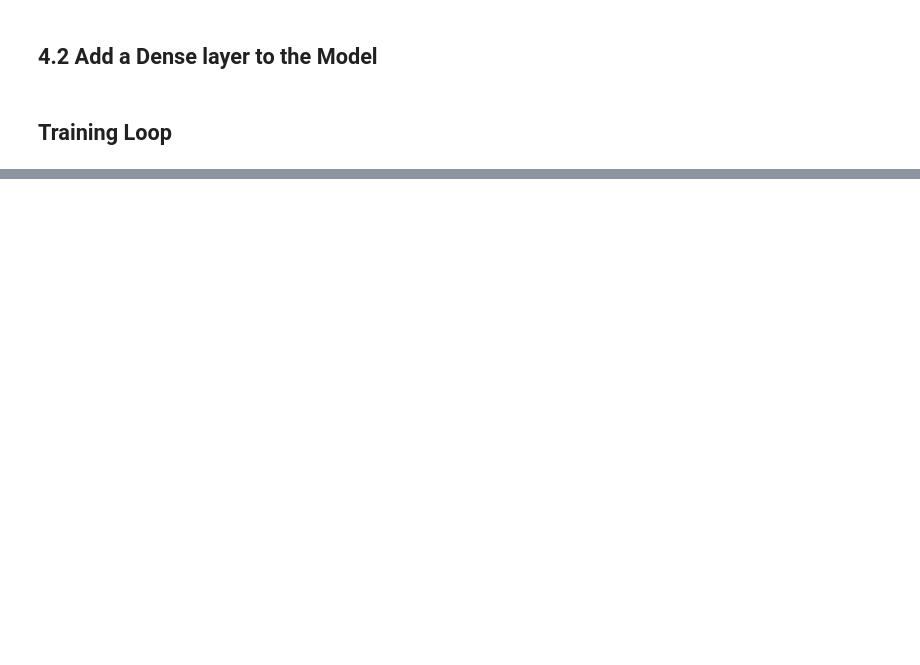
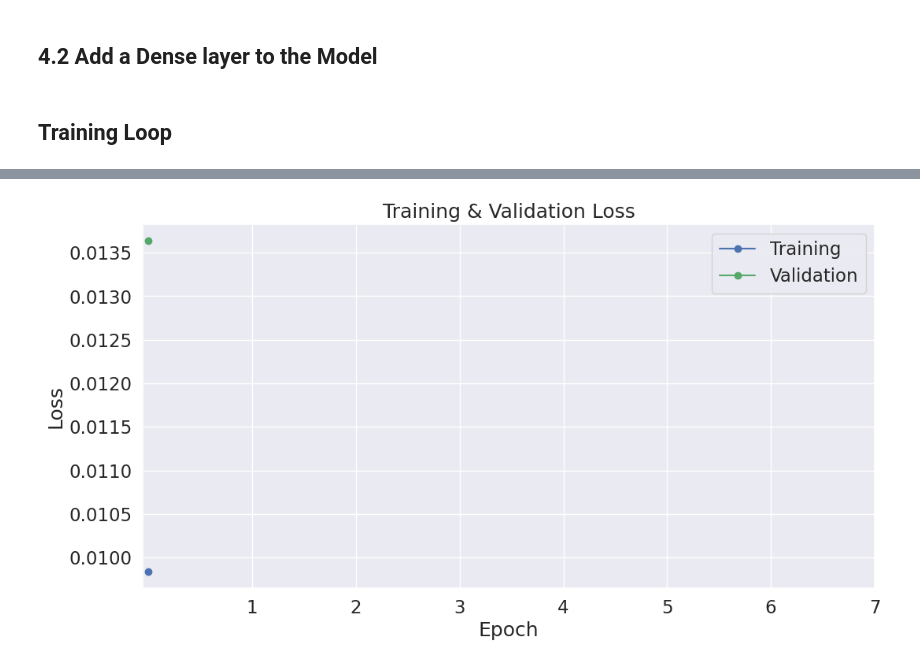
Before and after one commit to massimomecarelli/ML4N_project, a Jupyter notebook: Models_exploration.ipynb, the cells around one changed output, grey strips where cells are left out. Drawn from its saved outputs; the diff is of its cells as text; code cells hidden in the pictures; blank space fills up the shorter version.

Commit message:
Section 4 training results

```diff
--- a/Models_exploration.ipynb
+++ b/Models_exploration.ipynb
@@ -74,7 +74,7 @@ tokenizer = BertTokenizer.from_pretrained('bert-base-uncased') # tokenizer is in
 class MultiLabelTextDataset(Dataset):
     def __init__(self, sessions, labels):
         self.sessions = sessions
-        self.labels = torch.tensor(labels, dtype=torch.int32)
+        self.labels = torch.tensor(labels, dtype=torch.float32)
 
     def __len__(self):
         return len(self.labels)
@@ -143,7 +149,7 @@ optimizer = optim.AdamW(
 # %% [markdown]
 ## Training Loop
 # %%
-N = 10  # Number of epochs
+N = 7  # Number of epochs
 total_steps = len(train_loader) * N
 print("total steps: ", total_steps)
 
@@ -256,24 +273,26 @@ NameError: name 'total_train_loss' is not defined
 # %%
 training_df = pd.DataFrame(training_stats)
 validation_df = pd.DataFrame(validation_stats)
 df_train_val = pd.merge(training_df, validation_df, on='epoch')
 
 
 sns.set(style='darkgrid')
 
 # Increase the plot size and font size.
 sns.set(font_scale=1.5)
 plt.rcParams["figure.figsize"] = (12,6)
 
 # Plot the learning curve.
-plt.plot(df_train_val['Training Loss'], 'b-o', label="Training")
-plt.plot(df_train_val['Validation Loss'], 'g-o', label="Validation")
+plt.plot(training_df, 'b-o', label="Training")
+plt.plot(validation_df, 'g-o', label="Validation")
 
 # Label the plot.
 plt.title("Training & Validation Loss")
 plt.xlabel("Epoch")
 plt.ylabel("Loss")
 plt.legend()
 plt.xticks(range(1, N + 1))
 
 plt.show()
+# %% [output]
+[figure, added]
```
Also changed, not shown: parts of 6 cells of this notebook.
